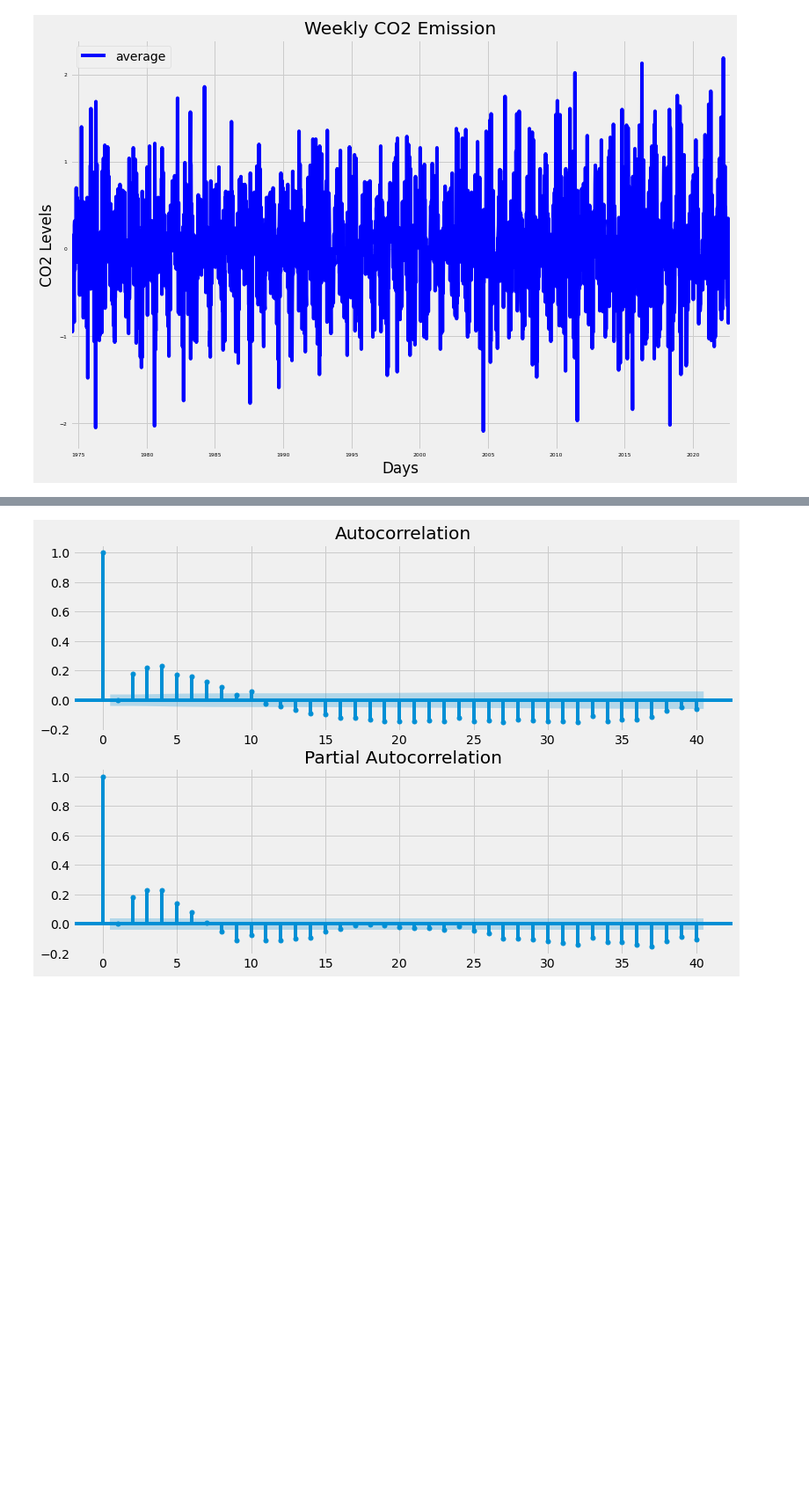
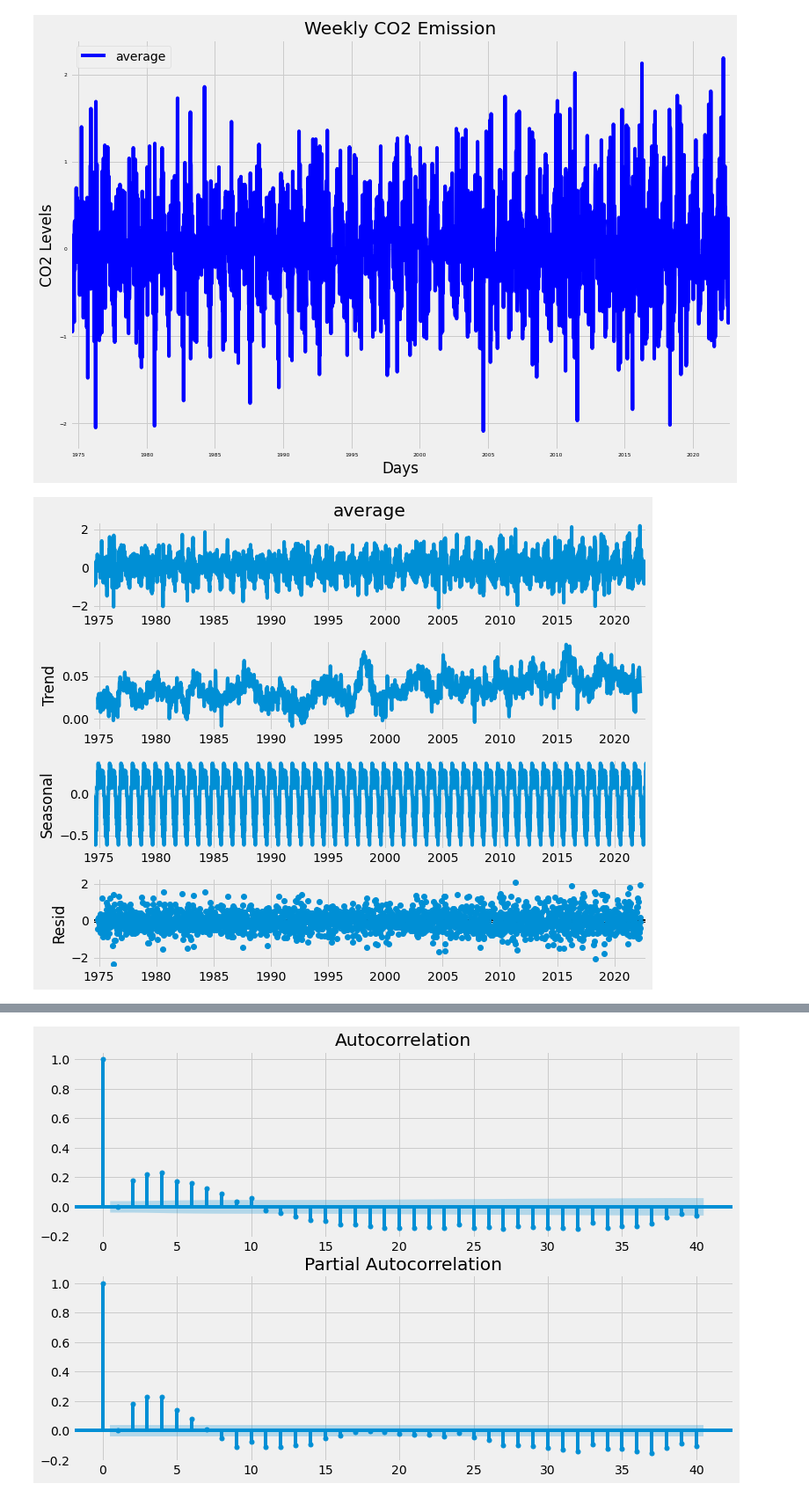
Before and after one commit to uzoma-iloanugo/CO2-Emission---Time-Series-Analysis, a Jupyter notebook: co2_emission.ipynb, the cells around one changed output, grey strips where cells are left out. Shown: that part at 88% size. Saved outputs shown, nothing was run; the diff lists cells and outputs as text; code cells hidden in the pictures; blank space fills up the shorter version.

```diff
--- a/co2_emission.ipynb
+++ b/co2_emission.ipynb
@@ -229,3 +224,11 @@ ax.set_title("Weekly CO2 Emission")
 plt.show()
 # %% [output]
 [figure]
+# %%
+rcParams['figure.figsize'] = 10, 8
+decomposition = sm.tsa.seasonal_decompose(co2_st['average'])
+fig = decomposition.plot()
+
+plt.show()
+# %% [output]
+[figure, added]
```
Also changed, not shown: parts of 3 cells of this notebook.
